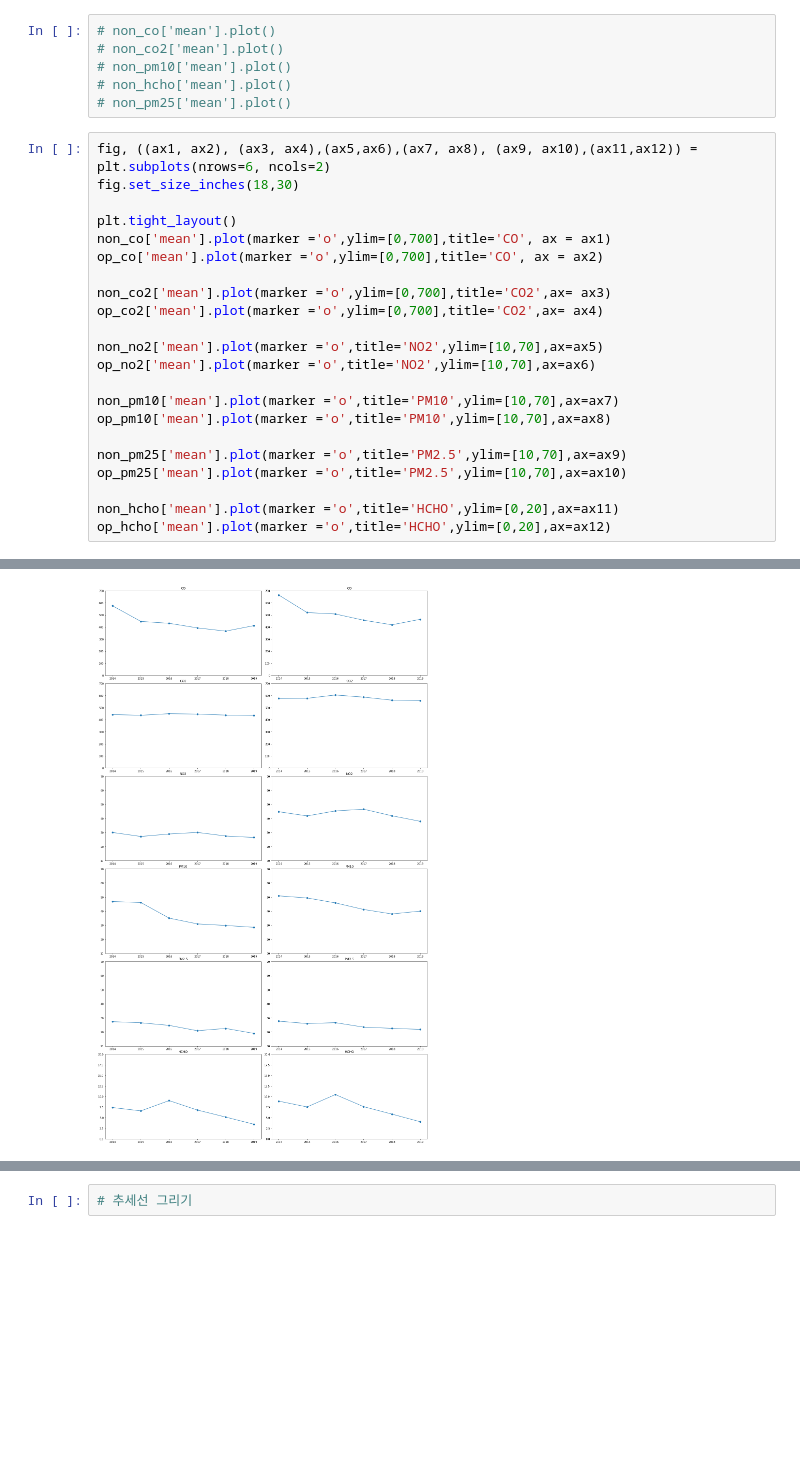
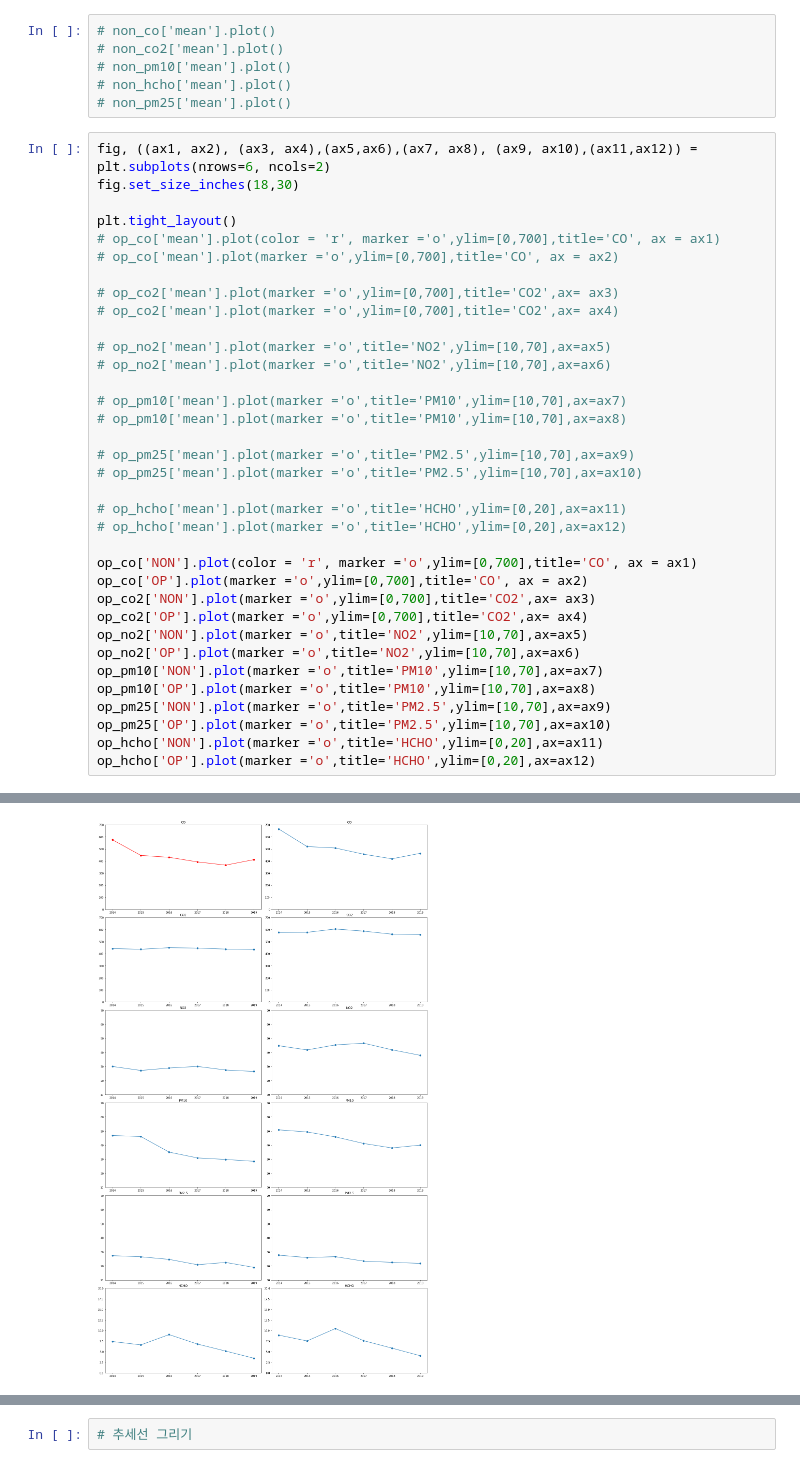
Before and after one commit to tbnsok40/Busan-Subway-Station-Pollutants-data, a Jupyter notebook: non,op 추세 비교 시각화.ipynb, the cells around one changed output, grey strips where cells are left out. Drawn from its saved outputs; the diff is of its cells as text; blank space fills up the shorter version.

```diff
--- a/non,op 추세 비교 시각화.ipynb
+++ b/non,op 추세 비교 시각화.ipynb
@@ -106,25 +145,38 @@ op_hcho['mean']= op_hcho.mean(axis=1)
 # %%
 fig, ((ax1, ax2), (ax3, ax4),(ax5,ax6),(ax7, ax8), (ax9, ax10),(ax11,ax12)) = plt.subplots(nrows=6, ncols=2)
 fig.set_size_inches(18,30)
 
 plt.tight_layout()
-non_co['mean'].plot(marker ='o',ylim=[0,700],title='CO', ax = ax1)
-op_co['mean'].plot(marker ='o',ylim=[0,700],title='CO', ax = ax2)
+# op_co['mean'].plot(color = 'r', marker ='o',ylim=[0,700],title='CO', ax = ax1)
+# op_co['mean'].plot(marker ='o',ylim=[0,700],title='CO', ax = ax2)
 
-non_co2['mean'].plot(marker ='o',ylim=[0,700],title='CO2',ax= ax3)
-op_co2['mean'].plot(marker ='o',ylim=[0,700],title='CO2',ax= ax4)
+# op_co2['mean'].plot(marker ='o',ylim=[0,700],title='CO2',ax= ax3)
+# op_co2['mean'].plot(marker ='o',ylim=[0,700],title='CO2',ax= ax4)
 
-non_no2['mean'].plot(marker ='o',title='NO2',ylim=[10,70],ax=ax5)
-op_no2['mean'].plot(marker ='o',title='NO2',ylim=[10,70],ax=ax6)
+# op_no2['mean'].plot(marker ='o',title='NO2',ylim=[10,70],ax=ax5)
+# op_no2['mean'].plot(marker ='o',title='NO2',ylim=[10,70],ax=ax6)
 
-non_pm10['mean'].plot(marker ='o',title='PM10',ylim=[10,70],ax=ax7)
-op_pm10['mean'].plot(marker ='o',title='PM10',ylim=[10,70],ax=ax8)
+# op_pm10['mean'].plot(marker ='o',title='PM10',ylim=[10,70],ax=ax7)
+# op_pm10['mean'].plot(marker ='o',title='PM10',ylim=[10,70],ax=ax8)
 
-non_pm25['mean'].plot(marker ='o',title='PM2.5',ylim=[10,70],ax=ax9)
-op_pm25['mean'].plot(marker ='o',title='PM2.5',ylim=[10,70],ax=ax10)
+# op_pm25['mean'].plot(marker ='o',title='PM2.5',ylim=[10,70],ax=ax9)
+# op_pm25['mean'].plot(marker ='o',title='PM2.5',ylim=[10,70],ax=ax10)
 
-non_hcho['mean'].plot(marker ='o',title='HCHO',ylim=[0,20],ax=ax11)
-op_hcho['mean'].plot(marker ='o',title='HCHO',ylim=[0,20],ax=ax12)
+# op_hcho['mean'].plot(marker ='o',title='HCHO',ylim=[0,20],ax=ax11)
+# op_hcho['mean'].plot(marker ='o',title='HCHO',ylim=[0,20],ax=ax12)
+
+op_co['NON'].plot(color = 'r', marker ='o',ylim=[0,700],title='CO', ax = ax1)
+op_co['OP'].plot(marker ='o',ylim=[0,700],title='CO', ax = ax2)
+op_co2['NON'].plot(marker ='o',ylim=[0,700],title='CO2',ax= ax3)
+op_co2['OP'].plot(marker ='o',ylim=[0,700],title='CO2',ax= ax4)
+op_no2['NON'].plot(marker ='o',title='NO2',ylim=[10,70],ax=ax5)
+op_no2['OP'].plot(marker ='o',title='NO2',ylim=[10,70],ax=ax6)
+op_pm10['NON'].plot(marker ='o',title='PM10',ylim=[10,70],ax=ax7)
+op_pm10['OP'].plot(marker ='o',title='PM10',ylim=[10,70],ax=ax8)
+op_pm25['NON'].plot(marker ='o',title='PM2.5',ylim=[10,70],ax=ax9)
+op_pm25['OP'].plot(marker ='o',title='PM2.5',ylim=[10,70],ax=ax10)
+op_hcho['NON'].plot(marker ='o',title='HCHO',ylim=[0,20],ax=ax11)
+op_hcho['OP'].plot(marker ='o',title='HCHO',ylim=[0,20],ax=ax12)
 # %% [output]
 <matplotlib.axes._subplots.AxesSubplot at 0x...>
-[figure, old version]
+[figure, new version]
```
Also changed, not shown: parts of 15 cells of this notebook.
